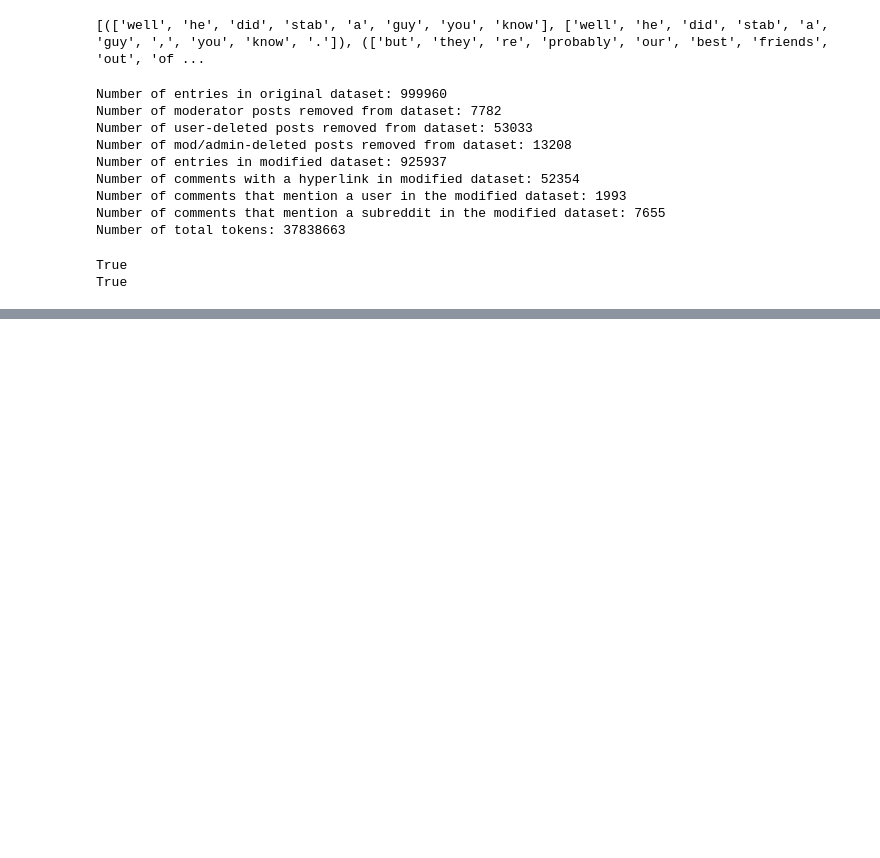
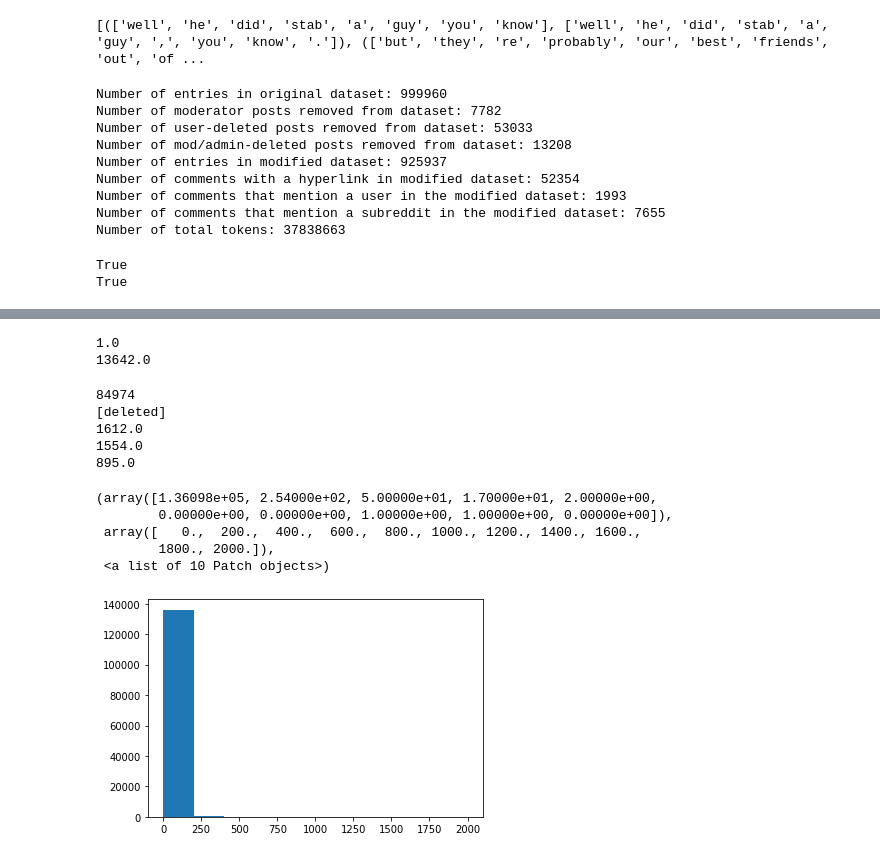
Before and after one commit to SourabhChakraborty/undergrad_thesis, a Jupyter notebook: preprocess word embeddings.ipynb, the cells around one changed output, grey strips where cells are left out. Drawn from its saved outputs; the diff is of its cells as text; code cells hidden in the pictures; blank space fills up the shorter version.

```diff
--- a/preprocess word embeddings.ipynb
+++ b/preprocess word embeddings.ipynb
@@ -169,0 +186,2 @@ True
+# %%
+comments, auths = remove_bad_comments(politics_data_notna)
@@ -169,0 +194,35 @@ True
+# %%
+auths_unique = list(set(auths))
+auths_unique_reverse = {auths_unique[i] : i for i in range(len(auths_unique))}
+# %%
+auth_nums = np.zeros(len(auths_unique))
+# %%
+for i in auths:
+    auth_nums[auths_unique_reverse[i]] += 1
+# %%
+print(min(auth_nums))
+print(max(auth_nums))
+# %% [output]
+1.0
+13642.0
+# %%
+print(np.argsort(auth_nums)[-1])
+print(auths_unique[np.argsort(auth_nums)[-1]])
+print(auth_nums[np.argsort(auth_nums)[-2]])
+print(auth_nums[np.argsort(auth_nums)[-3]])
+print(auth_nums[np.argsort(auth_nums)[-4]])
+# %% [output]
+84974
+[deleted]
+1612.0
+1554.0
+895.0
+# %%
+plt.hist(list(auth_nums[:84974]) + list(auth_nums[84975:]), range = (0,2000))
+# %% [output]
+(array([1.36098e+05, 2.54000e+02, 5.00000e+01, 1.70000e+01, 2.00000e+00,
+        0.00000e+00, 0.00000e+00, 1.00000e+00, 1.00000e+00, 0.00000e+00]),
+ array([   0.,  200.,  400.,  600.,  800., 1000., 1200., 1400., 1600.,
+        1800., 2000.]),
+ <a list of 10 Patch objects>)
+[figure, added]
```
Also changed, not shown: parts of 20 cells of this notebook, 3 other files.
